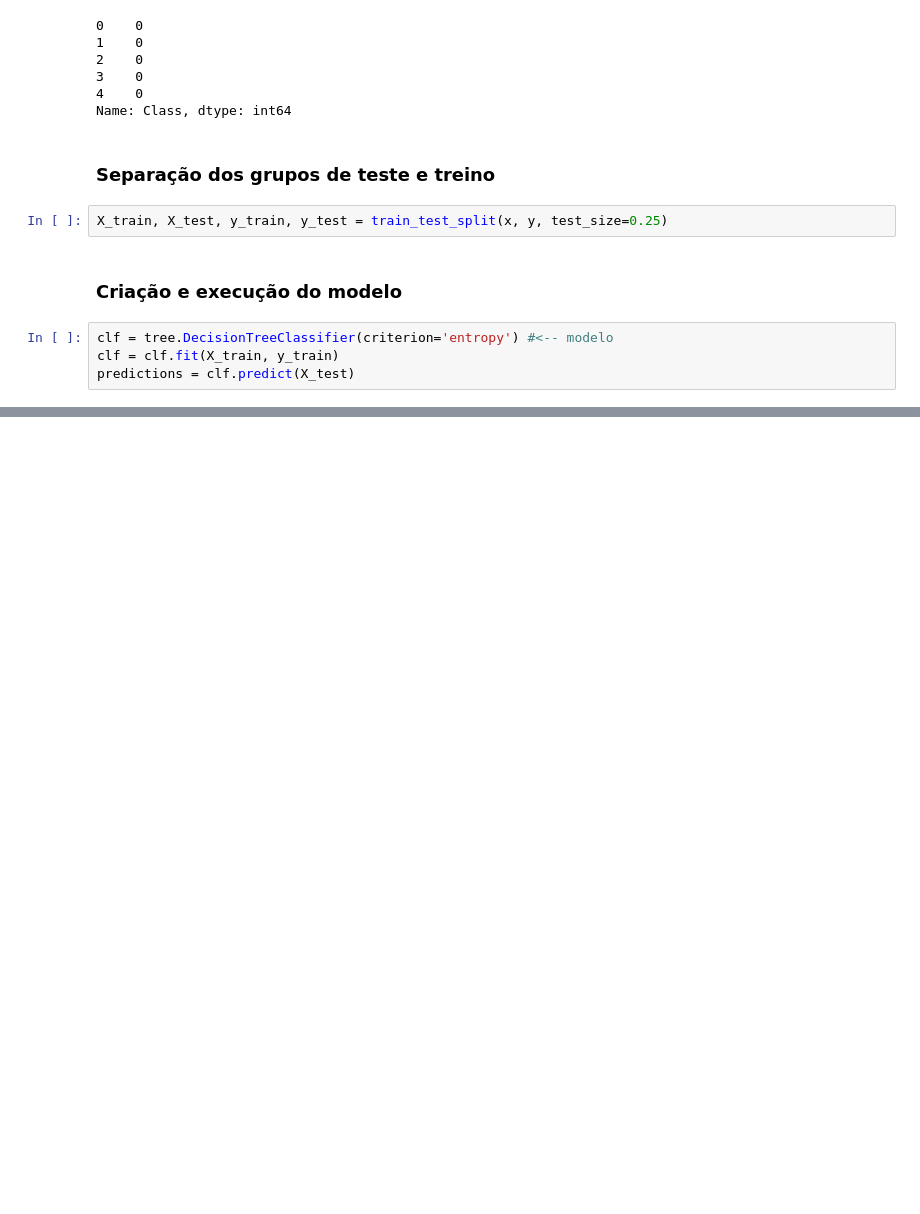
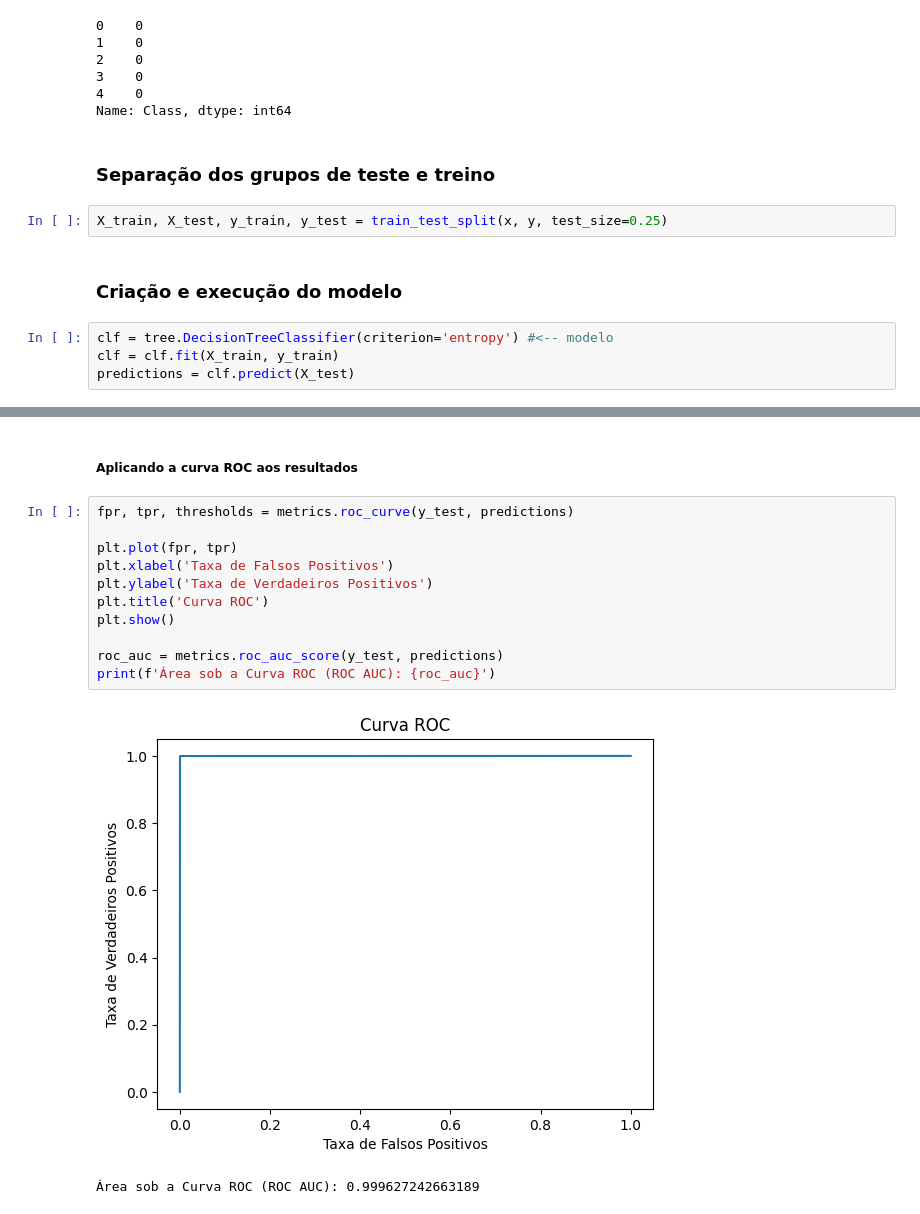
Before and after one commit to MarceloBuch/Credit-Card-Fraud-Detection, a Jupyter notebook: app.ipynb, the cells around one changed output, grey strips where cells are left out. Saved outputs shown, nothing was run; the diff lists cells and outputs as text; blank space fills up the shorter version.

Commit message:
Analyzing metrics of the results obtaine

```diff
--- a/app.ipynb
+++ b/app.ipynb
@@ -127,0 +146,16 @@ Todos    71066  71092  142158
+# %% [markdown]
+##### Aplicando a curva ROC aos resultados
+# %%
+fpr, tpr, thresholds = metrics.roc_curve(y_test, predictions)
+
+plt.plot(fpr, tpr)
+plt.xlabel('Taxa de Falsos Positivos')
+plt.ylabel('Taxa de Verdadeiros Positivos')
+plt.title('Curva ROC')
+plt.show()
+
+roc_auc = metrics.roc_auc_score(y_test, predictions)
+print(f'Área sob a Curva ROC (ROC AUC): {roc_auc}')
+# %% [output]
+[figure, added]
+Área sob a Curva ROC (ROC AUC): 0.999627242663189
```
Also changed, not shown: parts of 5 cells of this notebook.
